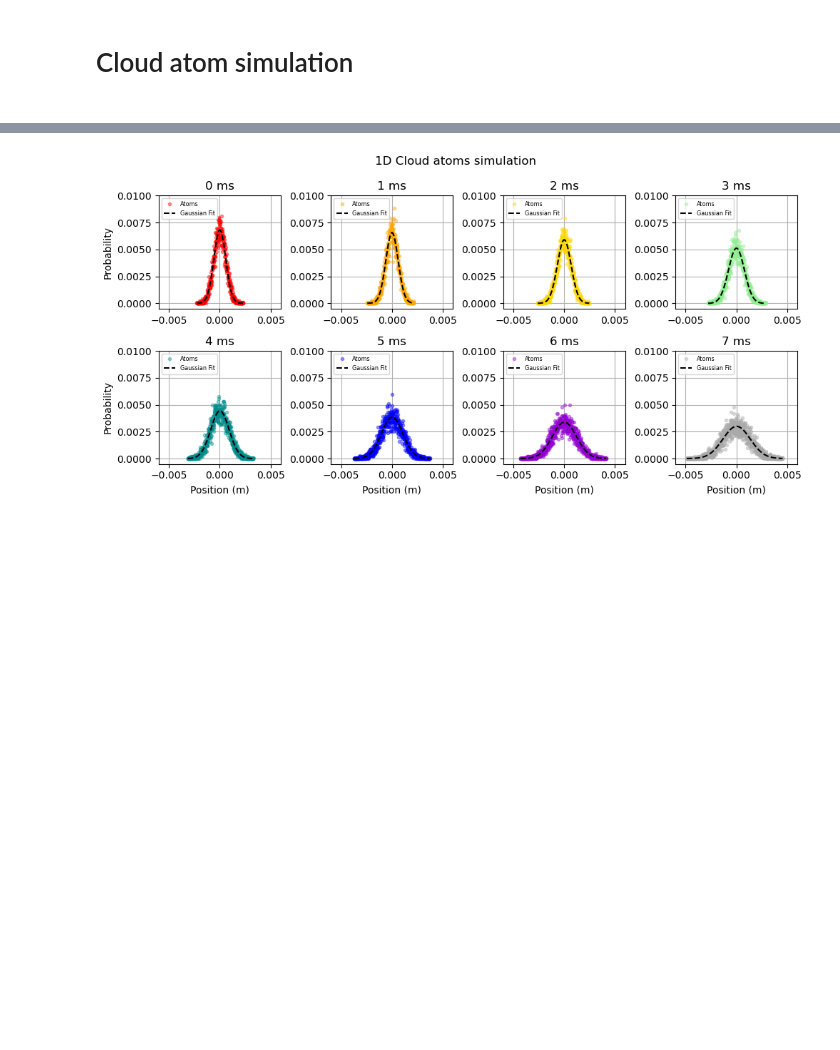
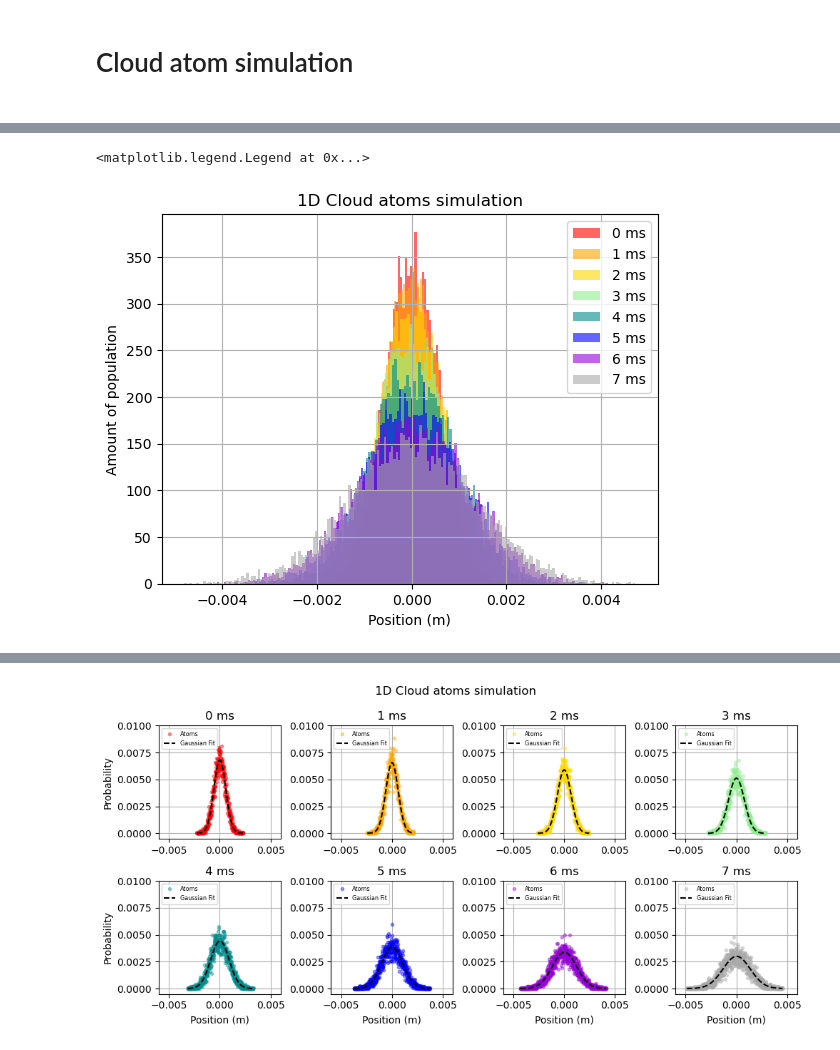
Before and after one commit to Sizslie01/Aoom, a Jupyter notebook: Thesis The Final Project/Monte Carlo Simulation of cloud atoms in 1D/1D cloud atoms Monte carlo simulation.ipynb, the cells around one changed output, grey strips where cells are left out. Cells and saved outputs as stored; diff of their text form; code cells hidden in the pictures; blank space fills up the shorter version.

```diff
--- a/Thesis The Final Project/Monte Carlo Simulation of cloud atoms in 1D/1D cloud atoms Monte carlo simulation.ipynb
+++ b/Thesis The Final Project/Monte Carlo Simulation of cloud atoms in 1D/1D cloud atoms Monte carlo simulation.ipynb
@@ -103,7 +103,7 @@ def MOT_sim_his(initial_size, temp, order, sigma_raw):
 
     return position, index_column
 # %%
-color=['red','orange','gold','lightgreen','darkcyan','blue','darkviolet','darkgray']
+color=['red','orange','gold','lightgreen','darkcyan','blue','darkviolet','darkgray','green']
 position_df ,index_column= MOT_sim_his(ini_MOT_size, 300e-6, 7, sigma_exp)
 position_df
 # %% [output]
@@ -122,0 +137,14 @@ for i in index_column[1:]:
+# %%
+k=0
+for i in index_column[1:]:
+    bins_n=abs(np.max(position_df[i])- np.min(position_df[i]))/0.00005
+    plt.hist(position_df[i], bins=int(bins_n), facecolor = color[k], alpha=0.6,label = str(k)+' ms')
+    k+=1
+plt.xlabel('Position (m)')
+plt.ylabel('Amount of population')
+plt.title('1D Cloud atoms simulation')
+plt.grid()
+plt.legend()
+# %% [output]
+<matplotlib.legend.Legend at 0x...>
+[figure, added]
```
Also changed, not shown: parts of 4 cells of this notebook, 2 other files.
